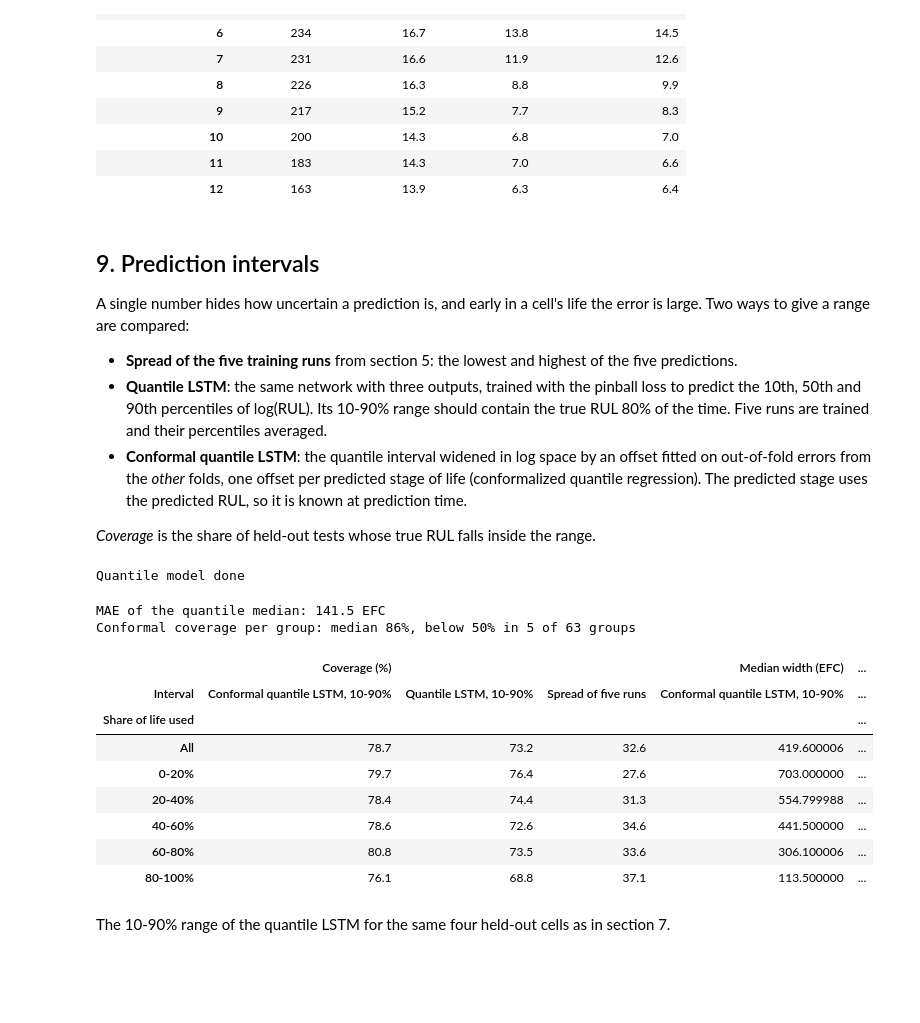
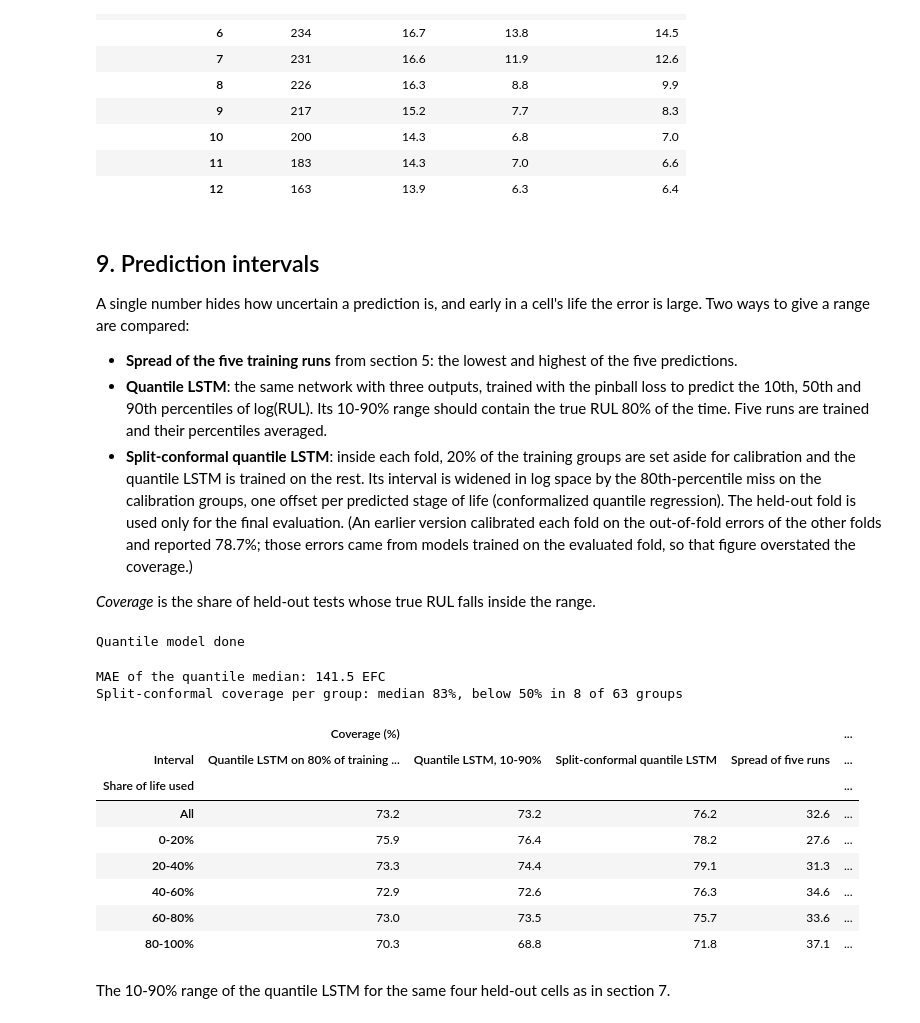
Before and after one commit to junbo9/battery-rul-lstm-attention, a Jupyter notebook: 02_train_models.ipynb, the cells around one changed output. Saved outputs shown, nothing was run; the diff lists cells and outputs as text; code cells hidden in the pictures; blank space fills up the shorter version.

```diff
--- a/02_train_models.ipynb
+++ b/02_train_models.ipynb
@@ -261,7 +263,8 @@ Errors are in equivalent full cycles (EFC). For the deep models, *MAE* is the me
 def errors(pred):
     err = np.abs(pred - true_rul)
     return {'MAE (EFC)': err.mean(), 'RMSE (EFC)': np.sqrt((err ** 2).mean()),
-            'Median error (%)': 100 * np.median(err / true_rul)}
+            'Median error (%)': 100 * np.median(err / true_rul),
+            'Cell-avg MAE (EFC)': pd.Series(err).groupby(steps['cell'].values[step_rows]).mean().mean()}
 
 rows = [{'model': 'Random forest, conditions only', **errors(rf_cond)},
         {'model': 'Random forest, fade features', **errors(rf_fade)}]
@@ -270,7 +273,8 @@ for name, preds in deep_pred.items():
     per_seed = pd.DataFrame([errors(p) for p in preds])
     ensemble[name] = np.mean(preds, axis=0)
     rows.append({'model': name, **per_seed.mean().to_dict(), 'MAE std': per_seed['MAE (EFC)'].std(),
-                 'Ensemble MAE (EFC)': errors(ensemble[name])['MAE (EFC)']})
+                 'Ensemble MAE (EFC)': errors(ensemble[name])['MAE (EFC)'],
+                 'Ensemble cell-avg MAE (EFC)': errors(ensemble[name])['Cell-avg MAE (EFC)']})
 results = pd.DataFrame(rows).round(1)
 results.to_csv('figures/results.csv', index=False)
 results
@@ -317,14 +321,14 @@ bins = np.linspace(0, 1, 6)
 centers = (bins[:-1] + bins[1:]) / 2
 which = np.clip(np.digitize(life_frac, bins) - 1, 0, len(centers) - 1)
 
-# Oracle: told the true mean life of the held-out group by the group's other cells (impossible in practice).
-# Its error is what remains from the spread between cells cycled the same way (section 10).
+# Same-condition benchmark: the mean life of the other cells of the held-out group, information that no deployed
+# model has (section 10).
 cells_tab = steps.drop_duplicates('cell').set_index('cell')
 g_sum = cells_tab.groupby('group')['efc_total'].transform('sum')
 g_n = cells_tab.groupby('group')['efc_total'].transform('count')
 sibling_life = ((g_sum - cells_tab['efc_total']) / (g_n - 1)).where(g_n > 1)
-oracle = np.maximum(sibling_life.loc[steps['cell'].values[step_rows]].values - steps['efc_so_far'].values[step_rows], 1.0)
-compared['Oracle: true mean life of the group'] = oracle       # NaN for the one group with a single cell
+benchmark = np.maximum(sibling_life.loc[steps['cell'].values[step_rows]].values - steps['efc_so_far'].values[step_rows], 1.0)
+compared['Benchmark: mean life of other cells in the group'] = benchmark   # NaN for the one group with a single cell
 
 by_stage = pd.DataFrame({name: [np.nanmean(np.abs(pred - true_rul)[which == b]) for b in range(len(centers))]
                          for name, pred in compared.items()},
@@ -336,7 +340,7 @@ fig, ax = plt.subplots(figsize=(7, 4))
 styles = [':', '-.', '--', '--', '-', (0, (6, 2))]
 for name, style, marker in zip(compared, styles, ['o', 's', '^', 'v', 'D', 'x']):
     ax.plot(centers * 100, by_stage[name], linestyle=style, marker=marker, lw=2, label=name,
-            color='gray' if name.startswith('Oracle') else None)
+            color='gray' if name.startswith('Benchmark') else None)
 ax.set_xlabel('Share of life already used (%)')
 ax.set_ylabel('MAE of predicted RUL (EFC)')
 ax.set_title('Prediction error over the life of a cell')
@@ -450,7 +454,7 @@ A single number hides how uncertain a prediction is, and early in a cell's life
 
 - **Spread of the five training runs** from section 5: the lowest and highest of the five predictions.
 - **Quantile LSTM**: the same network with three outputs, trained with the pinball loss to predict the 10th, 50th and 90th percentiles of log(RUL). Its 10-90% range should contain the true RUL 80% of the time. Five runs are trained and their percentiles averaged.
-- **Conformal quantile LSTM**: the quantile interval widened in log space by an offset fitted on out-of-fold errors from the *other* folds, one offset per predicted stage of life (conformalized quantile regression). The predicted stage uses the predicted RUL, so it is known at prediction time.
+- **Split-conformal quantile LSTM**: inside each fold, 20% of the training groups are set aside for calibration and the quantile LSTM is trained on the rest. Its interval is widened in log space by the 80th-percentile miss on the calibration groups, one offset per predicted stage of life (conformalized quantile regression). The held-out fold is used only for the final evaluation. (An earlier version calibrated each fold on the out-of-fold errors of the other folds and reported 78.7%; those errors came from models trained on the evaluated fold, so that figure overstated the coverage.)
 
 *Coverage* is the share of held-out tests whose true RUL falls inside the range.
 # %%
@@ -538,62 +542,73 @@ Quantile model done
 # %%
 runs = np.array(deep_pred['LSTM + attention + Swish'])            # (five runs, steps)
 
-# Conformal calibration: scores > 0 mean the true RUL fell outside the raw interval (in log space)
-fold_of_cell = np.zeros(len(cell_ids), dtype=int)
+fold_of_cell = np.zeros(len(cell_ids), dtype=int)                 # outer fold of every cell and every test
 for f, (_, test) in enumerate(FOLDS):
     fold_of_cell[test] = f
 fold_of_step = np.repeat(fold_of_cell[:, None], M.shape[1], axis=1)[M]
-y_log, lo_log, hi_log = np.log(np.maximum(true_rul, RUL_FLOOR)), np.log(q_low), np.log(q_high)
-score = np.maximum(lo_log - y_log, y_log - hi_log)
-used = steps['efc_so_far'].values[step_rows]
-pred_stage = np.clip((used / (used + q_mid) * 5).astype(int), 0, 4)  # predicted share of life used, in fifths
 
 def conformal_offset(s, alpha=0.2):
     n = len(s)
     return np.quantile(s, min(1.0, np.ceil((n + 1) * (1 - alpha)) / n), method='higher')
 
-c_low, c_high = np.zeros_like(q_low), np.zeros_like(q_high)
-for f in range(len(FOLDS)):
-    test_f, cal = fold_of_step == f, fold_of_step != f                # calibrate on the other folds only
+def predicted_stage(cells, log_mid):                               # predicted share of life used, in fifths
+    used = X[cells][..., FEATURES.index('efc_so_far')]
+    return np.clip((used / (used + np.exp(log_mid)) * 5).astype(int), 0, 4)
+
+# Split-conformal calibration nested inside each fold: calibration groups never train the model or stop it early
+r_low, r_high, c_low, c_high = (np.zeros_like(RUL) for _ in range(4))
+for f, (train, test) in enumerate(FOLDS):
+    groups = np.unique(cell_group[train])
+    cal_groups = np.random.RandomState(100 + f).choice(groups, size=len(groups) // 5, replace=False)
+    cal, fit = train[np.isin(cell_group[train], cal_groups)], train[~np.isin(cell_group[train], cal_groups)]
+    preds = [train_quantile_fold(fit, np.concatenate([cal, test]), seed)[0] for seed in range(N_SEEDS)]
+    pred = np.mean(preds, axis=0)                                   # average of the five runs' log-quantiles
+    p_cal, p_test = pred[:len(cal)], pred[len(cal):]
+    y_c = Y[cal][M[cal]]
+    score = np.maximum(p_cal[..., 0][M[cal]] - y_c, y_c - p_cal[..., 2][M[cal]])   # > 0: outside the raw interval
+    stage_c = predicted_stage(cal, p_cal[..., 1])[M[cal]]
+    stage_t = predicted_stage(test, p_test[..., 1])
+    off = np.zeros(p_test.shape[:2])
     for b in range(5):
-        t_b, c_b = test_f & (pred_stage == b), cal & (pred_stage == b)
-        off = conformal_offset(score[c_b] if c_b.sum() >= 30 else score[cal])
-        c_low[t_b], c_high[t_b] = np.exp(lo_log[t_b] - off), np.exp(hi_log[t_b] + off)
+        off[stage_t == b] = conformal_offset(score[stage_c == b] if (stage_c == b).sum() >= 30 else score)
+    r_low[test], r_high[test] = np.exp(p_test[..., 0]), np.exp(p_test[..., 2])
+    c_low[test], c_high[test] = np.exp(p_test[..., 0] - off), np.exp(p_test[..., 2] + off)
 
 intervals = {'Spread of five runs': (runs.min(axis=0), runs.max(axis=0)),
              'Quantile LSTM, 10-90%': (q_low, q_high),
-             'Conformal quantile LSTM, 10-90%': (c_low, c_high)}
+             'Quantile LSTM on 80% of training groups': (r_low[M], r_high[M]),
+             'Split-conformal quantile LSTM': (c_low[M], c_high[M])}
 stage_labels = [f'{int(lo * 100)}-{int(hi * 100)}%' for lo, hi in zip(bins[:-1], bins[1:])]
 
 rows = []
 for name, (lo, hi) in intervals.items():
     inside = (true_rul >= lo) & (true_rul <= hi)
     width = hi - lo
     groups = [('All', np.ones(len(inside), dtype=bool))] + [(label, which == b) for b, label in enumerate(stage_labels)]
     for label, sel in groups:
         rows.append({'Interval': name, 'Share of life used': label,
                      'Coverage (%)': 100 * inside[sel].mean(), 'Median width (EFC)': np.median(width[sel])})
 coverage = pd.DataFrame(rows).round(1)
 coverage.to_csv('figures/interval_coverage.csv', index=False)
 print('MAE of the quantile median:', round(np.abs(q_mid - true_rul).mean(), 1), 'EFC')
-inside_c = (true_rul >= c_low) & (true_rul <= c_high)
+inside_c = (true_rul >= c_low[M]) & (true_rul <= c_high[M])
 per_group = pd.Series(inside_c).groupby(steps['group'].values[step_rows]).mean()
-print(f'Conformal coverage per group: median {100 * per_group.median():.0f}%, '
+print(f'Split-conformal coverage per group: median {100 * per_group.median():.0f}%, '
       f'below 50% in {(per_group < 0.5).sum()} of {len(per_group)} groups')
 coverage.pivot(index='Share of life used', columns='Interval',
                values=['Coverage (%)', 'Median width (EFC)']).loc[['All'] + stage_labels]
 # %% [output]
 MAE of the quantile median: 141.5 EFC
-Conformal coverage per group: median 86%, below 50% in 5 of 63 groups
+Split-conformal coverage per group: median 83%, below 50% in 8 of 63 groups
-|  | Coverage (%) |  |  | Median width (EFC) | ... |
-| Interval | Conformal quantile LSTM, 10-90% | Quantile LSTM, 10-90% | Spread of five runs | Conformal quantile LSTM, 10-90% | ... |
+|  | Coverage (%) |  |  |  | ... |
+| Interval | Quantile LSTM on 80% of training ... | Quantile LSTM, 10-90% | Split-conformal quantile LSTM | Spread of five runs | ... |
 | Share of life used |  |  |  |  | ... |
-| All | 78.7 | 73.2 | 32.6 | 419.600006 | ... |
-| 0-20% | 79.7 | 76.4 | 27.6 | 703.000000 | ... |
-| 20-40% | 78.4 | 74.4 | 31.3 | 554.799988 | ... |
-| 40-60% | 78.6 | 72.6 | 34.6 | 441.500000 | ... |
-| 60-80% | 80.8 | 73.5 | 33.6 | 306.100006 | ... |
-| 80-100% | 76.1 | 68.8 | 37.1 | 113.500000 | ... |
+| All | 73.2 | 73.2 | 76.2 | 32.6 | ... |
+| 0-20% | 75.9 | 76.4 | 78.2 | 27.6 | ... |
+| 20-40% | 73.3 | 74.4 | 79.1 | 31.3 | ... |
+| 40-60% | 72.9 | 72.6 | 76.3 | 34.6 | ... |
+| 60-80% | 73.0 | 73.5 | 75.7 | 33.6 | ... |
+| 80-100% | 70.3 | 68.8 | 71.8 | 37.1 | ... |
 # %% [markdown]
 The 10-90% range of the quantile LSTM for the same four held-out cells as in section 7.
 # %%
```
Also changed, not shown: parts of 12 cells of this notebook, 8 other files.
